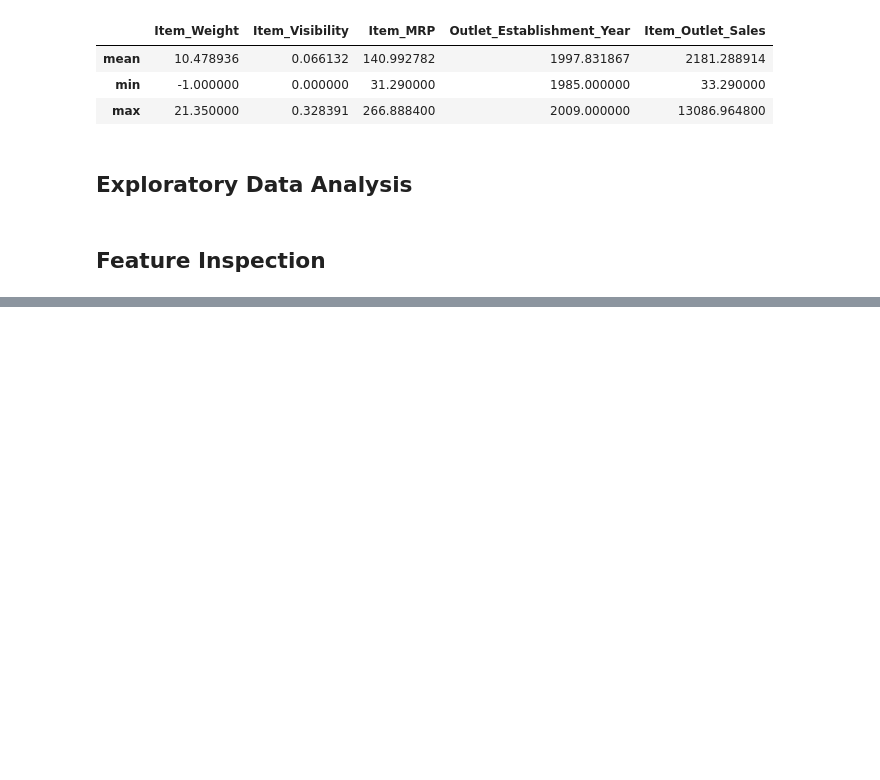
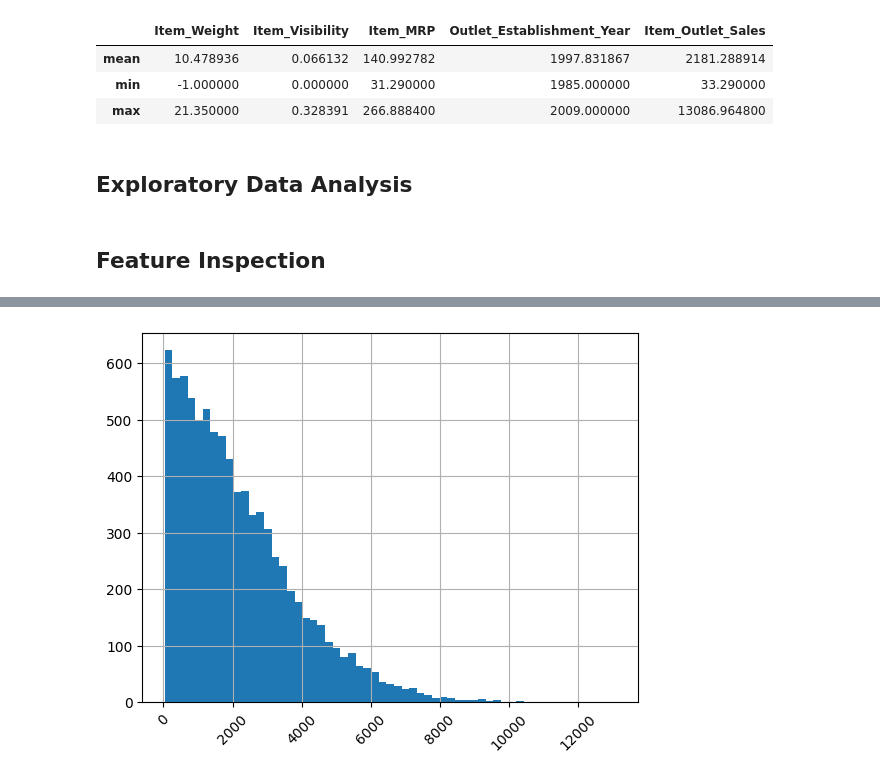
Before and after one commit to Imen-Yahyaoui/Prediction-of-Product-Sales, a Jupyter notebook: Prediction_of_Product_Sales.ipynb, the cells around one changed output, grey strips where cells are left out. Drawn from its saved outputs; the diff is of its cells as text; code cells hidden in the pictures; blank space fills up the shorter version.

```diff
--- a/Prediction_of_Product_Sales.ipynb
+++ b/Prediction_of_Product_Sales.ipynb
@@ -287,0 +343,6 @@ stats.loc[['mean','min','max']]
+# %%
+ax = df_sales['Item_Outlet_Sales'].hist(bins = 'auto')
+ax.tick_params(axis='x', rotation = 45)
+ax.ticklabel_format(style='plain')
+# %% [output]
+[figure, added]
```
Also changed, not shown: parts of 100 cells of this notebook.
